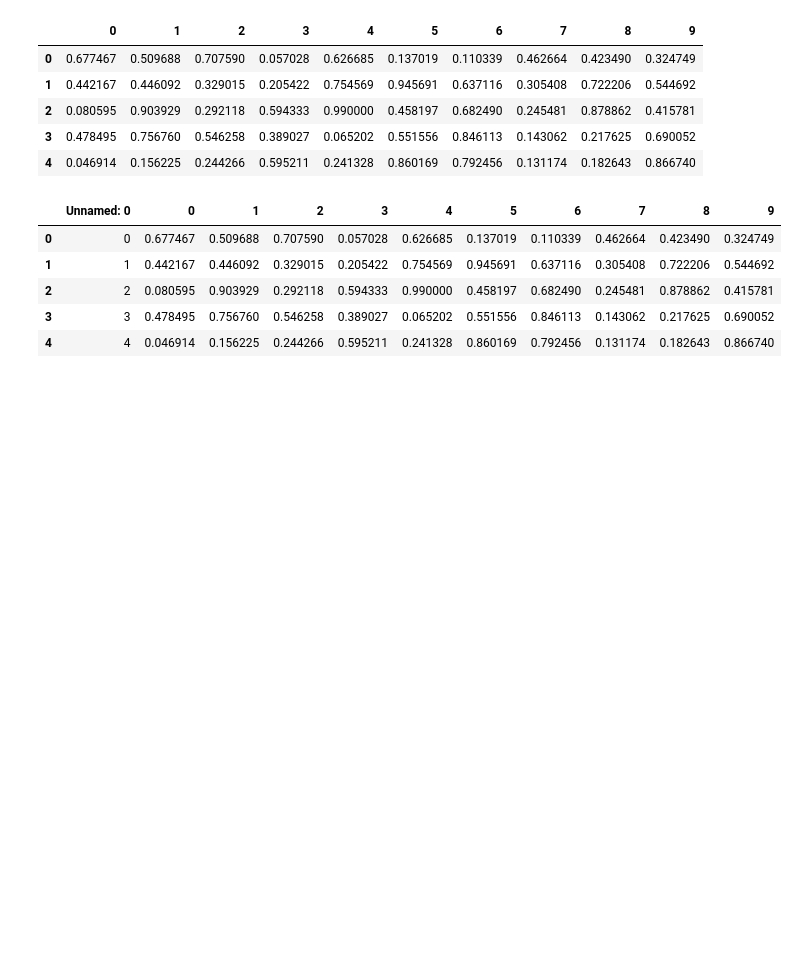
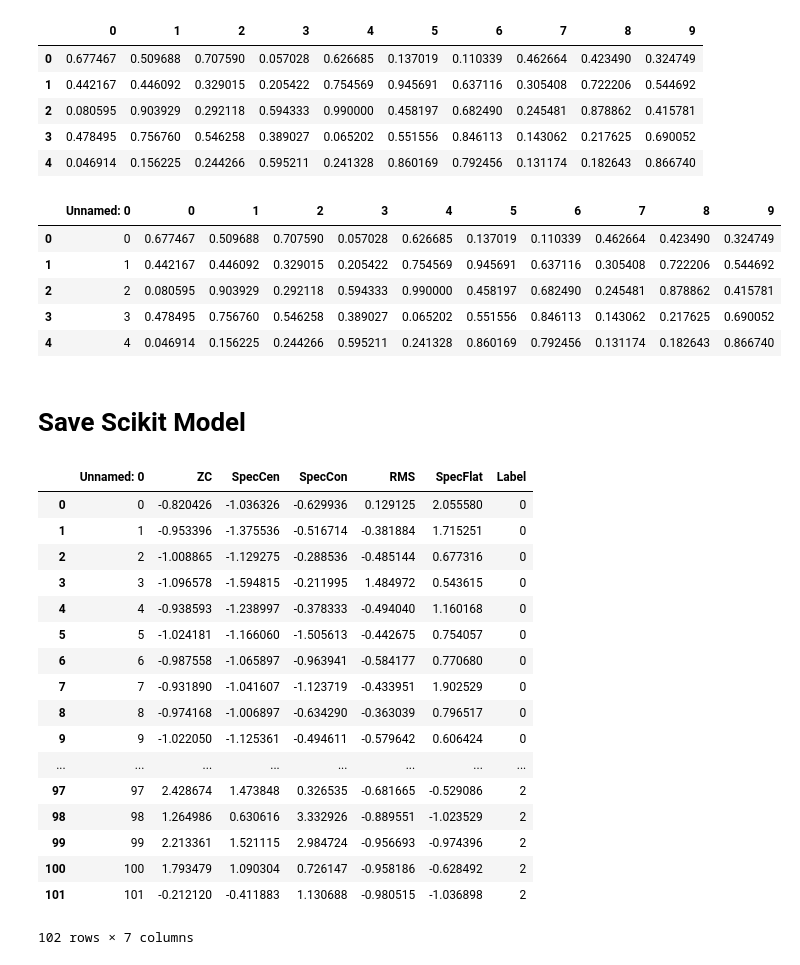
Before and after one commit to shockmonger/CourseRepoFall19, a Jupyter notebook: Day5b.ipynb, the cells around one changed output. Drawn from its saved outputs; the diff is of its cells as text; code cells hidden in the pictures; blank space fills up the shorter version.

```diff
--- a/Day5b.ipynb
+++ b/Day5b.ipynb
@@ -120,3 +118,28 @@ newDf2.head()
 | 4 | 4 | 0.046914 | 0.156225 | 0.244266 | 0.595211 | 0.241328 | 0.860169 | 0.792456 | 0.131174 | 0.182643 | 0.866740 |
 # %%
 os.remove('foo.xlsx')
+# %% [markdown]
+# Save Scikit Model
+# %%
+#Load data from the dataset as we worked on on day 3
+traindata = pd.read_excel('dataset.xlsx')
+traindata
+# %% [output]
+|  | Unnamed: 0 | ZC | SpecCen | SpecCon | RMS | SpecFlat | Label |
+| 0 | 0 | -0.820426 | -1.036326 | -0.629936 | 0.129125 | 2.055580 | 0 |
+| 1 | 1 | -0.953396 | -1.375536 | -0.516714 | -0.381884 | 1.715251 | 0 |
+| 2 | 2 | -1.008865 | -1.129275 | -0.288536 | -0.485144 | 0.677316 | 0 |
+| 3 | 3 | -1.096578 | -1.594815 | -0.211995 | 1.484972 | 0.543615 | 0 |
+| 4 | 4 | -0.938593 | -1.238997 | -0.378333 | -0.494040 | 1.160168 | 0 |
+| 5 | 5 | -1.024181 | -1.166060 | -1.505613 | -0.442675 | 0.754057 | 0 |
+| 6 | 6 | -0.987558 | -1.065897 | -0.963941 | -0.584177 | 0.770680 | 0 |
+| 7 | 7 | -0.931890 | -1.041607 | -1.123719 | -0.433951 | 1.902529 | 0 |
+| 8 | 8 | -0.974168 | -1.006897 | -0.634290 | -0.363039 | 0.796517 | 0 |
+| 9 | 9 | -1.022050 | -1.125361 | -0.494611 | -0.579642 | 0.606424 | 0 |
+| ... | ... | ... | ... | ... | ... | ... | ... |
+| 97 | 97 | 2.428674 | 1.473848 | 0.326535 | -0.681665 | -0.529086 | 2 |
+| 98 | 98 | 1.264986 | 0.630616 | 3.332926 | -0.889551 | -1.023529 | 2 |
+| 99 | 99 | 2.213361 | 1.521115 | 2.984724 | -0.956693 | -0.974396 | 2 |
+| 100 | 100 | 1.793479 | 1.090304 | 0.726147 | -0.958186 | -0.628492 | 2 |
+| 101 | 101 | -0.212120 | -0.411883 | 1.130688 | -0.980515 | -1.036898 | 2 |
+102 rows × 7 columns
```
Also changed, not shown: parts of 5 cells of this notebook, 5 other files.
